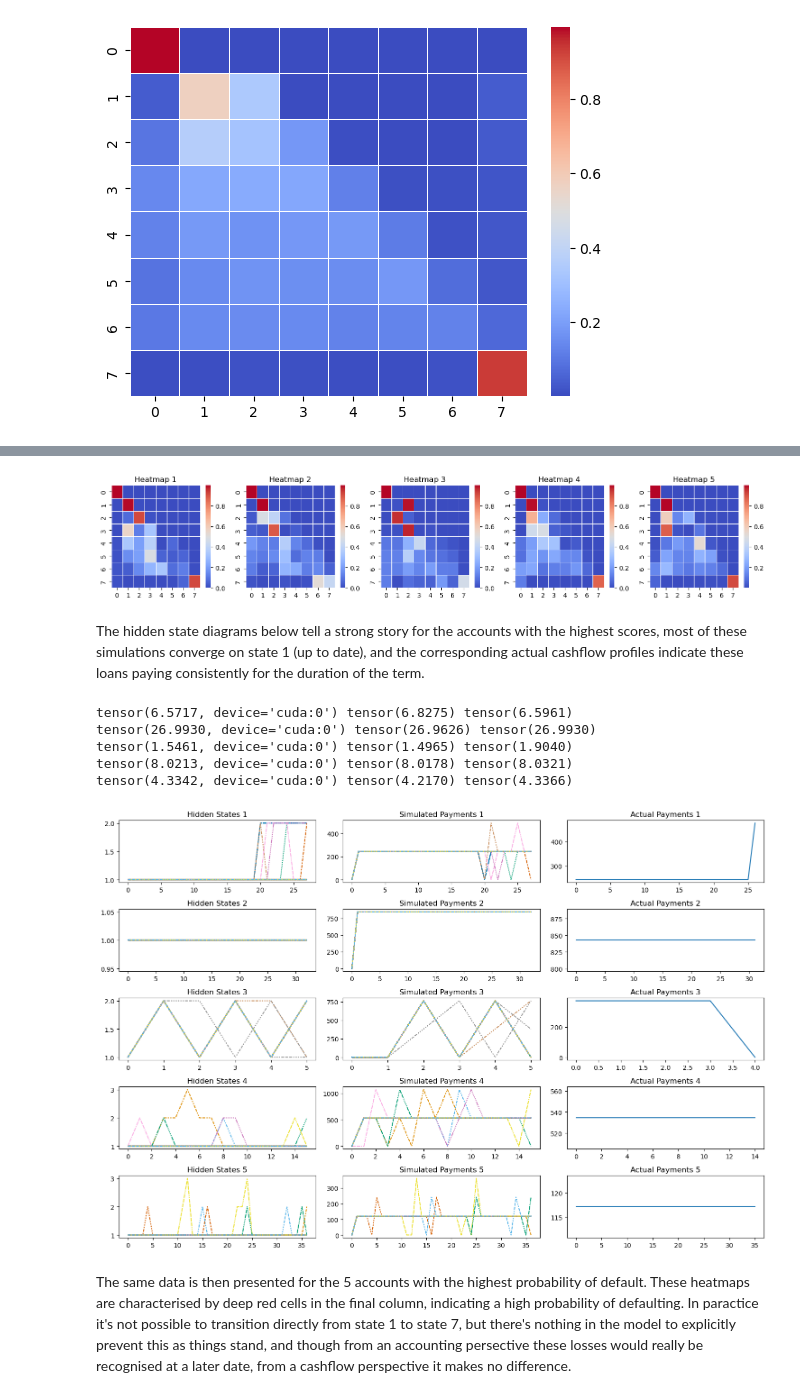
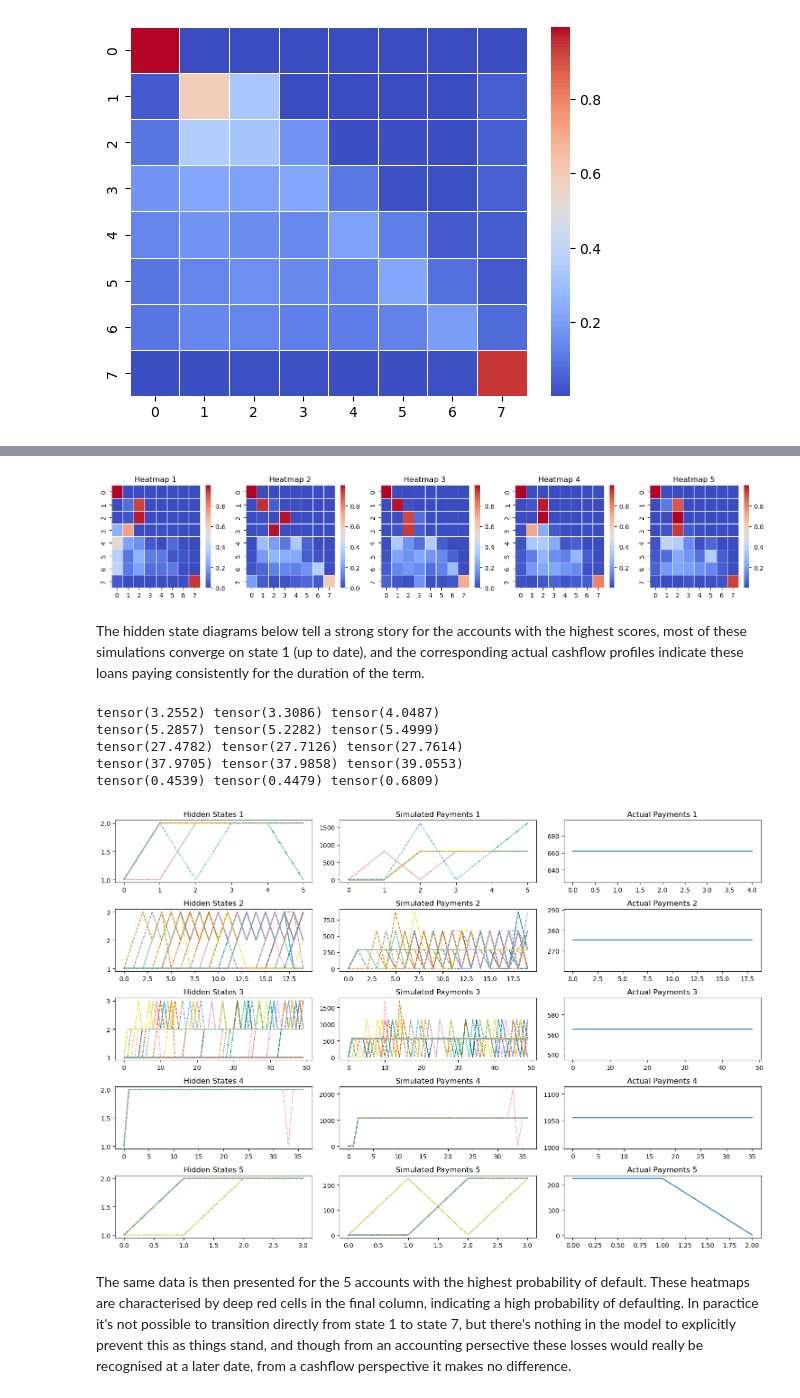
Before and after one commit to warner121/monteloanco, a Jupyter notebook: model.ipynb, the cells around one changed output, grey strips where cells are left out. Drawn from its saved outputs; the diff is of its cells as text; code cells hidden in the pictures.

Commit message:
improve performance by dropping the custom data loader

```diff
--- a/model.ipynb
+++ b/model.ipynb
@@ -105,6 +105,8 @@ df_train = df_parquet.groupby(level=0).apply(lambda x: pd.Series({
     'pymnt': torch.tensor(x.pymnt.fillna(0).tolist(), dtype=torch.float),
     'cancelled': x.pymnt.isna().all()
 }), include_groups=False)
+# %%
+df_train = df_train[df_train.cancelled==False].sample(frac=0.05).reset_index(drop=True)
 # %%
 df_train
 # %% [output]
@@ -133,3 +132,11 @@ dataset = Dataset(df_train[df_train.cancelled==False].sample(frac=0.005))
+# %%
+from torch.utils.data import TensorDataset
+from torch.nn.utils.rnn import pad_sequence
+
+dataset = TensorDataset(
+    torch.tensor(df_train.index),
+    pad_sequence(df_train.installment, batch_first=True, padding_value=0.),
+    pad_sequence(df_train.pymnt, batch_first=True, padding_value=0.))
 # %% [markdown]
 With the dataset batches defined it's time to run the optimisation process, and tune the parameters. The loss here is the difference between the anticipated payment and that that was made, for every account, up to and including each timestep in the sequence.
 # %%
@@ -150,14 +157,14 @@ optimizer = pyro.optim.Adam({"lr": 0.01})
 svi = pyro.infer.SVI(model=model, guide=guide, optim=optimizer, loss=pyro.infer.Trace_ELBO())
 
 # Run inference
-batch_size = 384 * 32
+batch_size = 2560 * 32
 num_batches = np.ceil(dataset.__len__() / batch_size)
 num_iterations = 5_000
 with tqdm(total=num_iterations, desc="Epochs", position=0) as epoch_pbar:
     for step in range(num_iterations):
     #with tqdm(total=num_batches, desc=f"Epoch {step + 1}", position=1, leave=False) as batch_pbar:
         losses = []
-        for batchidx, (idx, length, installments, pymnts) in enumerate(DataLoader(dataset, batch_size=batch_size, shuffle=False, num_workers=1, collate_fn=collate_fn)):
+        for batchidx, (idx, installments, pymnts) in enumerate(DataLoader(dataset, batch_size=batch_size, shuffle=False, num_workers=1)):
             losses.append(svi.step(
                 batchidx=batchidx,
                 idx=idx.to(device),
@@ -189,5 +196,9 @@ Wall time: 1h 39min 18s
 # %% [markdown]
 Above you can see the progress made by the optimiser in reducing the loss. Now we can take a look at some results, and sense-check the outcome. First we'll look at the (average) transition matrix itself seeing this is what lies at the core of the model. Hopefully you can see the similarities between this and the demo I made above.
+# %%
+model.cpu()
+model.device = 'cpu'
+device = 'cpu'
 # %%
 tmat = model.embeddings(torch.arange(dataset.__len__()).to(device))
 tmat = model.linear1(tmat)
@@ -223,31 +234,31 @@ for i, ax in enumerate(axes):
 plt.tight_layout()
 plt.show()
 # %% [output]
-[figure, old version]
+[figure, new version]
 # %% [markdown]
 The hidden state diagrams below tell a strong story for the accounts with the highest scores, most of these simulations converge on state 1 (up to date), and the corresponding actual cashflow profiles indicate these loans paying consistently for the duration of the term.
 # %%
 fig, axes = plt.subplots(5, 3, figsize=(15, 10))
 for i, axs in enumerate(axes):
     idx = max_indices[i].item()
-    idx, length, installments, pymnts = dataset.__getitem__(idx)
-    hidden_states, sim_pymnts = model.to(device).forward(0, torch.tensor([idx], dtype=torch.int).to(device).repeat(50), installments.to(device).repeat(50, 1), scaling_factor, pymnts.to(device).repeat(50, 1))
-    print(sim_pymnts.sum(0).mean(), pymnts.sum(), installments.sum())
-    sns.lineplot(hidden_states.to('cpu').detach().numpy(), ax=axs[0], palette='colorblind', legend=False)
-    sns.lineplot(sim_pymnts.to('cpu').detach().numpy()*scaling_factor, ax=axs[1], palette='colorblind', legend=False)
-    sns.lineplot(pymnts.to('cpu').detach().numpy()*scaling_factor, ax=axs[2], legend=False)
+    loan = df_train.iloc[idx].to_dict()
+    hidden_states, sim_pymnts = model.forward(0, torch.tensor([idx]).repeat(50), loan['installment'].repeat(50, 1), scaling_factor)
+    print(sim_pymnts.sum(0).mean(), loan['pymnt'].sum(), loan['installment'].sum())
+    sns.lineplot(hidden_states.detach().numpy(), ax=axs[0], palette='colorblind', legend=False)
+    sns.lineplot(sim_pymnts.detach().numpy()*scaling_factor, ax=axs[1], palette='colorblind', legend=False)
+    sns.lineplot(loan['pymnt'].detach().numpy()*scaling_factor, ax=axs[2], legend=False)
     axs[0].set_title(f"Hidden States {i+1}")
     axs[1].set_title(f"Simulated Payments {i+1}")
     axs[2].set_title(f"Actual Payments {i+1}")
 plt.tight_layout()
 plt.show()
 # %% [output]
-tensor(6.5717, device='cuda:0') tensor(6.8275) tensor(6.5961)
-tensor(26.9930, device='cuda:0') tensor(26.9626) tensor(26.9930)
-tensor(1.5461, device='cuda:0') tensor(1.4965) tensor(1.9040)
-tensor(8.0213, device='cuda:0') tensor(8.0178) tensor(8.0321)
-tensor(4.3342, device='cuda:0') tensor(4.2170) tensor(4.3366)
+tensor(3.2552) tensor(3.3086) tensor(4.0487)
+tensor(5.2857) tensor(5.2282) tensor(5.4999)
+tensor(27.4782) tensor(27.7126) tensor(27.7614)
+tensor(37.9705) tensor(37.9858) tensor(39.0553)
+tensor(0.4539) tensor(0.4479) tensor(0.6809)
-[figure, old version]
+[figure, new version]
 # %% [markdown]
 The same data is then presented for the 5 accounts with the highest probability of default. These heatmaps are characterised by deep red cells in the final column, indicating a high probability of defaulting. In paractice it's not possible to transition directly from state 1 to state 7, but there's nothing in the model to explicitly prevent this as things stand, and though from an accounting persective these losses would really be recognised at a later date, from a cashflow perspective it makes no difference.
 # %%
```
Also changed, not shown: parts of 16 cells of this notebook, 1 other file.
